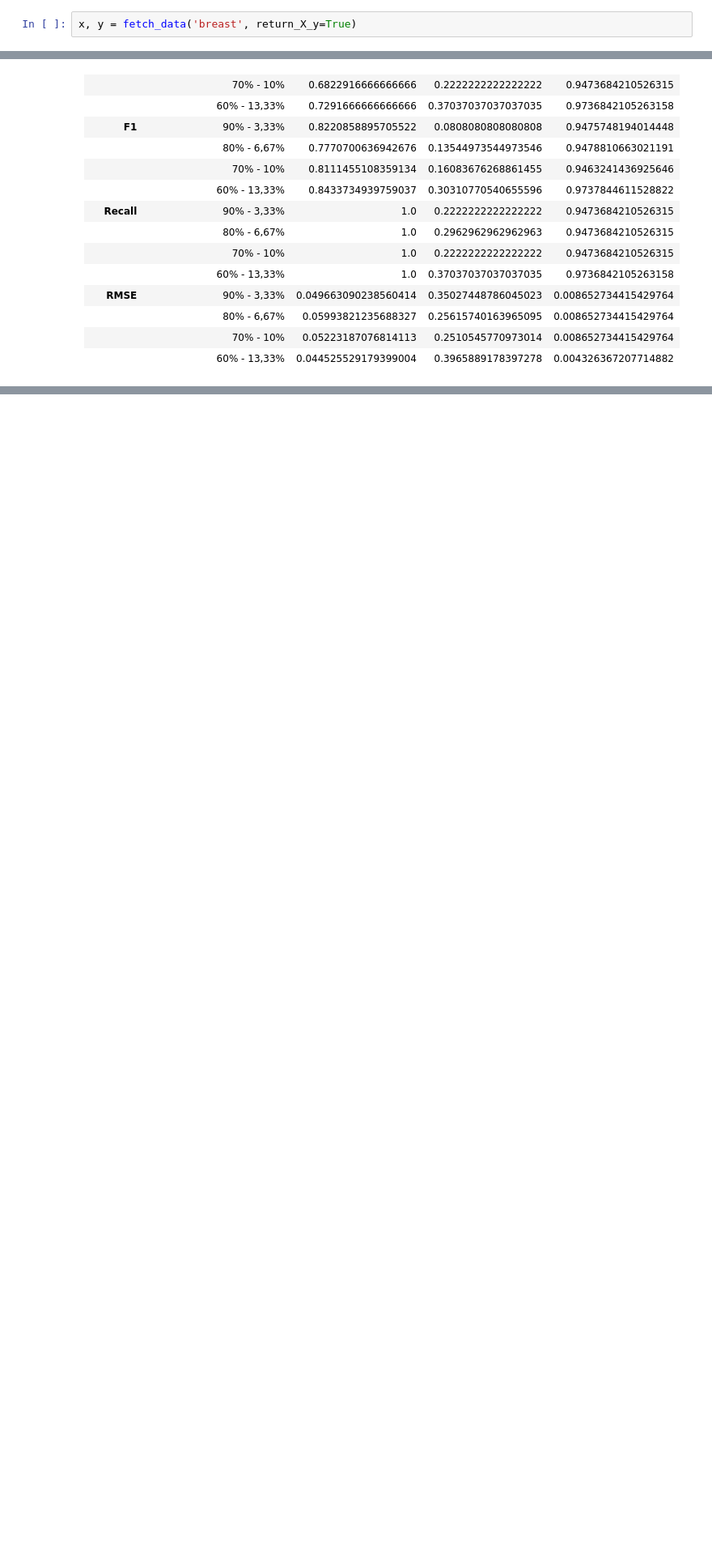
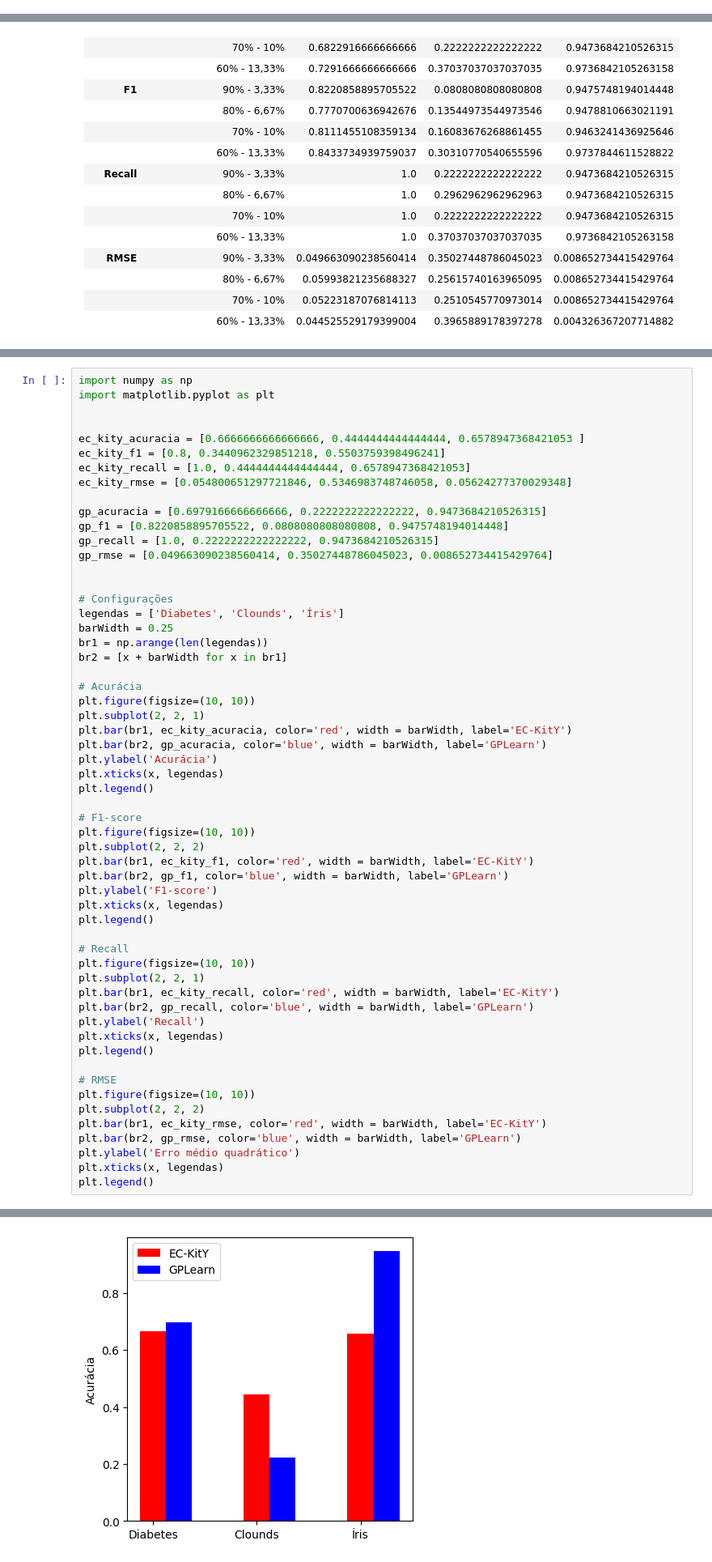
Before and after one commit to Zanotelli/Computacao-Evolucionaria, a Jupyter notebook: Trabalho Final/PG_Trabalho_Final.ipynb, the cells around one changed output, grey strips where cells are left out. Shown: that part at 81% size. Saved outputs shown, nothing was run; the diff lists cells and outputs as text; blank space fills up the shorter version.

```diff
--- a/Trabalho Final/PG_Trabalho_Final.ipynb
+++ b/Trabalho Final/PG_Trabalho_Final.ipynb
@@ -46,2 +8,0 @@ from eckity.sklearn_compatible.classification_evaluator import ClassificationEva
-# %%
-x, y = fetch_data('breast', return_X_y=True)
@@ -376,0 +284,58 @@ Pegar uns 3 ou 4 valores diferentes para cada
+# %%
+import numpy as np
+import matplotlib.pyplot as plt
+
+
+ec_kity_acuracia = [0.6666666666666666, 0.4444444444444444, 0.6578947368421053 ]
+ec_kity_f1 = [0.8, 0.3440962329851218, 0.5503759398496241]
+ec_kity_recall = [1.0, 0.4444444444444444, 0.6578947368421053]
+ec_kity_rmse = [0.054800651297721846, 0.5346983748746058, 0.05624277370029348]
+
+gp_acuracia = [0.6979166666666666, 0.2222222222222222, 0.9473684210526315]
+gp_f1 = [0.8220858895705522, 0.0808080808080808, 0.9475748194014448]
+gp_recall = [1.0, 0.2222222222222222, 0.9473684210526315]
+gp_rmse = [0.049663090238560414, 0.35027448786045023, 0.008652734415429764]
+
+
+# Configurações
+legendas = ['Diabetes', 'Clounds', 'Íris']
+barWidth = 0.25
+br1 = np.arange(len(legendas))
+br2 = [x + barWidth for x in br1]
+
+# Acurácia
+plt.figure(figsize=(10, 10))
+plt.subplot(2, 2, 1)
+plt.bar(br1, ec_kity_acuracia, color='red', width = barWidth, label='EC-KitY')
+plt.bar(br2, gp_acuracia, color='blue', width = barWidth, label='GPLearn')
+plt.ylabel('Acurácia')
+plt.xticks(x, legendas)
+plt.legend()
+
+# F1-score
+plt.figure(figsize=(10, 10))
+plt.subplot(2, 2, 2)
+plt.bar(br1, ec_kity_f1, color='red', width = barWidth, label='EC-KitY')
+plt.bar(br2, gp_f1, color='blue', width = barWidth, label='GPLearn')
+plt.ylabel('F1-score')
+plt.xticks(x, legendas)
+plt.legend()
+
+# Recall
+plt.figure(figsize=(10, 10))
+plt.subplot(2, 2, 1)
+plt.bar(br1, ec_kity_recall, color='red', width = barWidth, label='EC-KitY')
+plt.bar(br2, gp_recall, color='blue', width = barWidth, label='GPLearn')
+plt.ylabel('Recall')
+plt.xticks(x, legendas)
+plt.legend()
+
+# RMSE
+plt.figure(figsize=(10, 10))
+plt.subplot(2, 2, 2)
+plt.bar(br1, ec_kity_rmse, color='red', width = barWidth, label='EC-KitY')
+plt.bar(br2, gp_rmse, color='blue', width = barWidth, label='GPLearn')
+plt.ylabel('Erro médio quadrático')
+plt.xticks(x, legendas)
+plt.legend()
+# %% [output]
@@ -376,0 +343 @@ Pegar uns 3 ou 4 valores diferentes para cada
+[figure, added]
```
Also changed, not shown: parts of 21 cells of this notebook.
